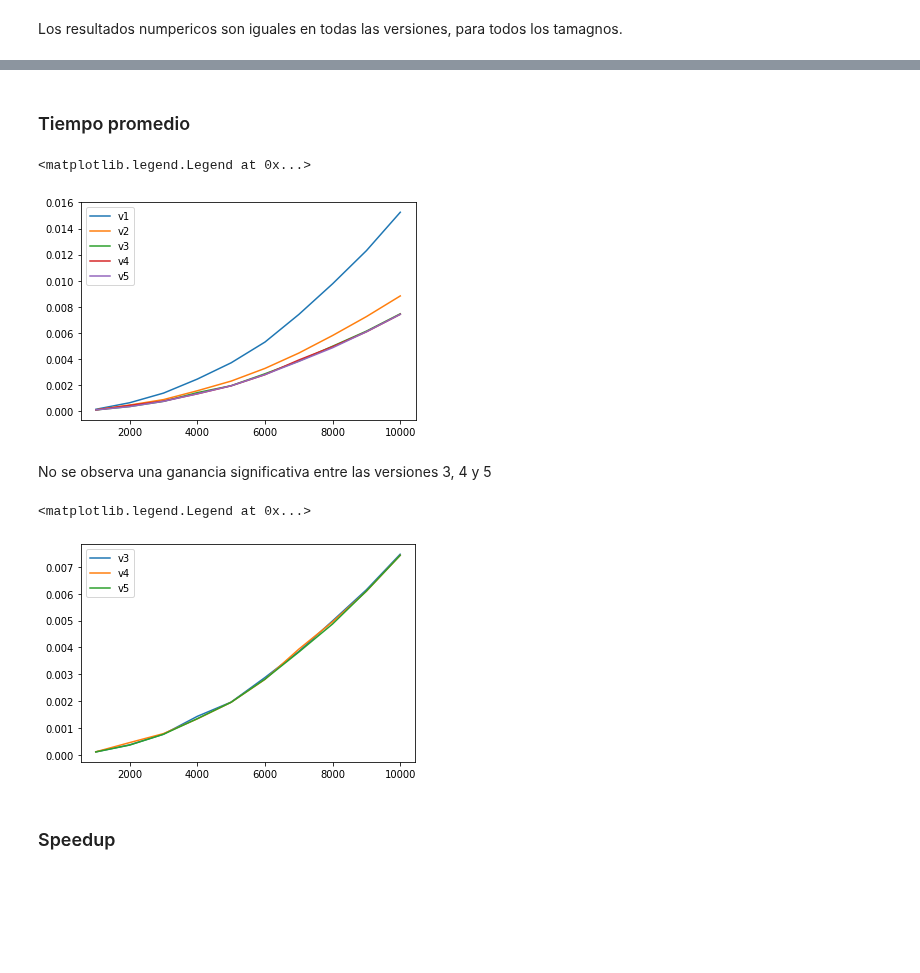
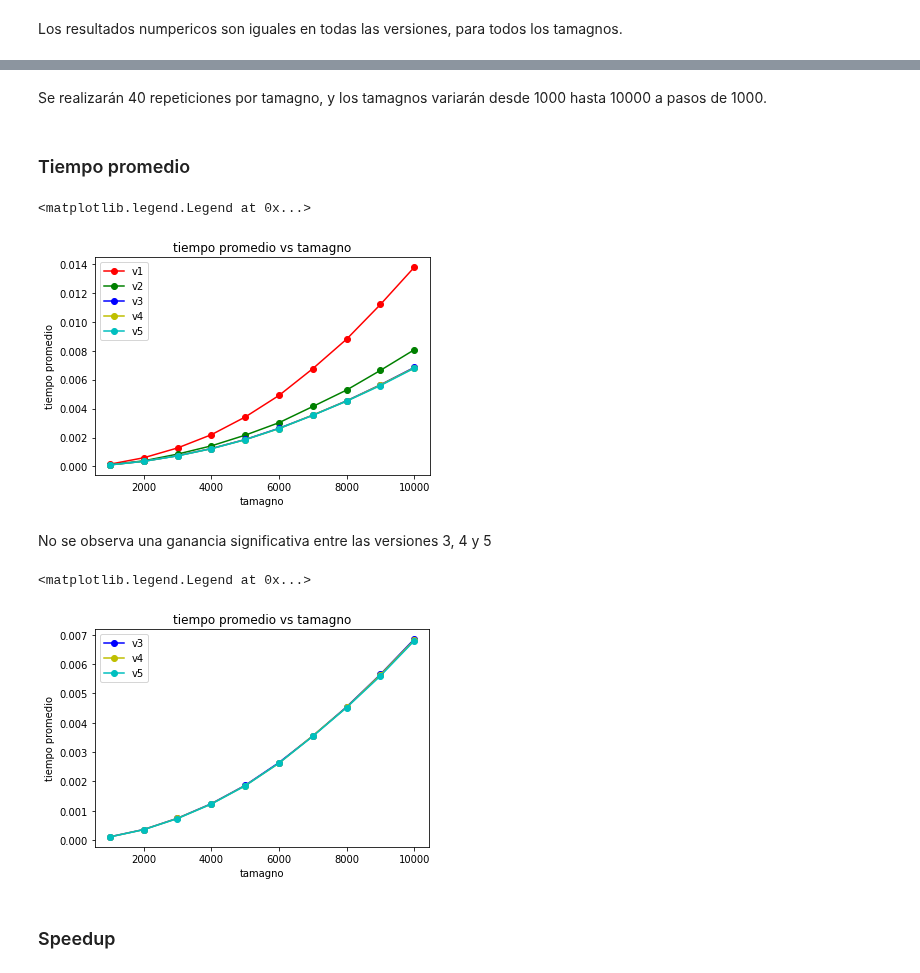
Before and after one commit to stefano-andre/sobre-python, a Jupyter notebook: factorial.ipynb, the cells around one changed output, grey strips where cells are left out. Saved outputs shown, nothing was run; the diff lists cells and outputs as text; code cells hidden in the pictures; blank space fills up the shorter version.

```diff
--- a/factorial.ipynb
+++ b/factorial.ipynb
@@ -223,3 +230,5 @@ Los resultados numpericos son iguales en todas las versiones, para todos los tam
+# %% [markdown]
+Se realizarán 40 repeticiones por tamagno, y los tamagnos variarán desde 1000 hasta 10000 a pasos de 1000.
 # %%
 import time
 # %%
@@ -231,8 +240,8 @@ v5 = []
 start = 1000
 end = 10000
 step = start
-nums = range(start,end+start,step)
-veces = 25
+nums = range(start,end+step,step)
+veces = 40
 for num in nums:
     v1i = []
     v2i = []
@@ -274,25 +283,31 @@ for num in nums:
 # %%
 import matplotlib.pyplot as plt
 # %%
-plt.plot(nums,v1,label='v1')
-plt.plot(nums,v2,label='v2')
-plt.plot(nums,v3,label='v3')
-plt.plot(nums,v4,label='v4')
-plt.plot(nums,v5,label='v5')
+plt.plot(nums,v1,'r-o',label='v1')
+plt.plot(nums,v2,'g-o',label='v2')
+plt.plot(nums,v3,'b-o',label='v3')
+plt.plot(nums,v4,'y-o',label='v4')
+plt.plot(nums,v5,'c-o',label='v5')
+plt.xlabel('tamagno')
+plt.ylabel('tiempo promedio')
+plt.title('tiempo promedio vs tamagno')
 plt.legend()
 # %% [output]
 <matplotlib.legend.Legend at 0x...>
-[figure, old version]
+[figure, new version]
 # %% [markdown]
 No se observa una ganancia significativa entre las versiones 3, 4 y 5
 # %%
-plt.plot(nums,v3,label='v3')
-plt.plot(nums,v4,label='v4')
-plt.plot(nums,v5,label='v5')
+plt.plot(nums,v3,'b-o',label='v3')
+plt.plot(nums,v4,'y-o',label='v4')
+plt.plot(nums,v5,'c-o',label='v5')
+plt.xlabel('tamagno')
+plt.ylabel('tiempo promedio')
+plt.title('tiempo promedio vs tamagno')
 plt.legend()
 # %% [output]
 <matplotlib.legend.Legend at 0x...>
-[figure, old version]
+[figure, new version]
 # %% [markdown]
 ### Speedup
 # %%
```
Also changed, not shown: parts of 8 cells of this notebook.
